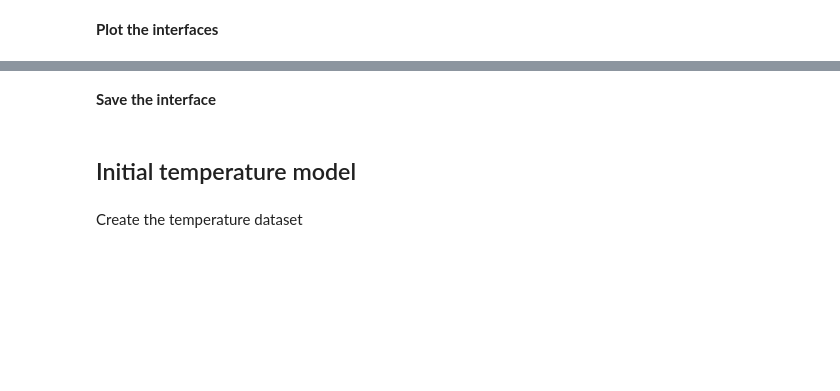
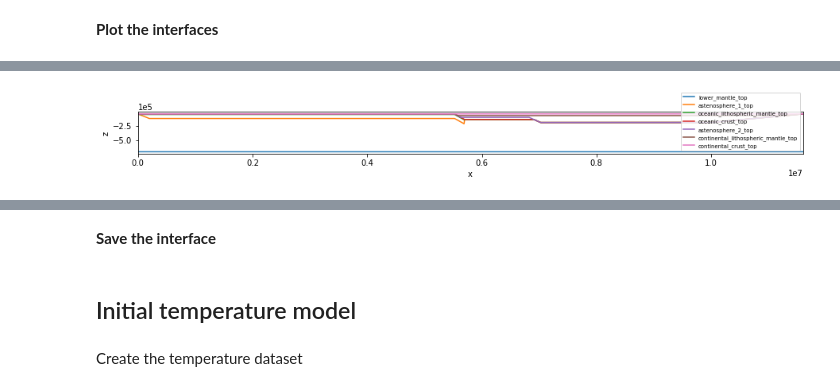
Before and after one commit to jamisonassuncao/mandyoc-scripts, a Jupyter notebook: mandyoc-make-initial.ipynb, the cells around one changed output, grey strips where cells are left out. Saved outputs shown, nothing was run; the diff lists cells and outputs as text; code cells hidden in the pictures; blank space fills up the shorter version.

```diff
--- a/mandyoc-make-initial.ipynb
+++ b/mandyoc-make-initial.ipynb
@@ -36,6 +38,9 @@ Coordinates:
 # %% [markdown]
 ## Interfaces
 # %%
+# Air layer [m]
+h_air = -40.0e3
+
 # Lower boundary of the astenosphere [m]
 lower_boundary_astenosphere = -660e3
 
@@ -50,7 +55,7 @@ slab_length = 200e3  # Length of subducted slab
 slab_xmax = 5700e3
 
 slab_slope_rad = slab_slope * np.pi / 180
-slab_zmax = - slab_length * np.sin(slab_slope_rad)   # Maximum depth reached by the slab (~ 100 km)
+slab_zmax = - slab_length * np.sin(slab_slope_rad)    # Maximum depth reached by the slab (~ 100 km below the surface)
 slab_xmin = slab_xmax - np.cos(slab_slope_rad) * slab_length  # x position where the slab begins to subduct
 
 # Continental arc region [m]
@@ -183,0 +259,21 @@ upper_plate_litho = xr.where(
+# %%
+print(80*'=', '\nair_layer')
+print(80*'=', '\n', air_layer)
+print(80*'=', '\nlower_mantle')
+print(80*'=', '\n', lower_mantle)
+lower_mantle.values += h_air
+print(80*'=', '\nastenosphere_1')
+print(80*'=', '\n', astenosphere_1)
+astenosphere_1.values += h_air
+print(80*'=', '\noceanic_lithospheric_mantle')
+print(80*'=', '\n', oceanic_lithospheric_mantle)
+oceanic_lithospheric_mantle.values += h_air
+print(80*'=', '\noceanic_crust')
+print(80*'=', '\n', oceanic_crust)
+oceanic_crust.values += h_air
+print(80*'=', '\nastenosphere_2')
+print(80*'=', '\n', astenosphere_2)
+astenosphere_2.values += h_air
+print(80*'=', '\ncontinental_lithospheric_mantle')
+print(80*'=', '\n', continental_lithospheric_mantle)
+continental_lithospheric_mantle.values += h_air
@@ -197,0 +300,14 @@ print(interfaces)
+# %%
+lower_mantle
+interfaces = merge_interfaces(
+    {
+        "lower_mantle_top": lower_mantle,
+        "astenosphere_1_top": astenosphere_1,
+        "oceanic_lithospheric_mantle_top": oceanic_lithospheric_mantle,
+        "oceanic_crust_top": oceanic_crust,
+        "astenosphere_2_top": astenosphere_2,
+        "continental_lithospheric_mantle_top": continental_lithospheric_mantle,
+        "continental_crust_top": continental_crust,
+    }
+)
+print(interfaces)
@@ -202,23 +333,26 @@ len(interfaces.keys())
 # %%
 fig, ax = plt.subplots(
     figsize=(15,20)
 )
 
 # Change the orientation of the color bar
 cbar_kwargs = {"orientation": "horizontal"}
 kwargs = {"cbar_kwargs": cbar_kwargs}
 
 # Tnterfaces
 for name, interface in interfaces.items():
     interface.plot.line(ax=ax, label=name)
 plt.legend(loc="lower right", fontsize="x-small")
 ax.ticklabel_format(axis="both", style="sci", scilimits=(0, 0))
 ax.set_aspect("equal")
-#plt.xlim((5000e3, 8000e3))
+plt.xlim((xmin-1.0e3, xmax+1.0e3))
 #plt.ylim((zmin, 100e3))
 plt.ylabel("z")
 
+plt.savefig("full.pdf")
 plt.show()
+# %% [output]
+[figure, added]
 # %%
 fig, ax = plt.subplots(
     figsize=(15,20)
```
Also changed, not shown: parts of 46 cells of this notebook, 5 other files.
